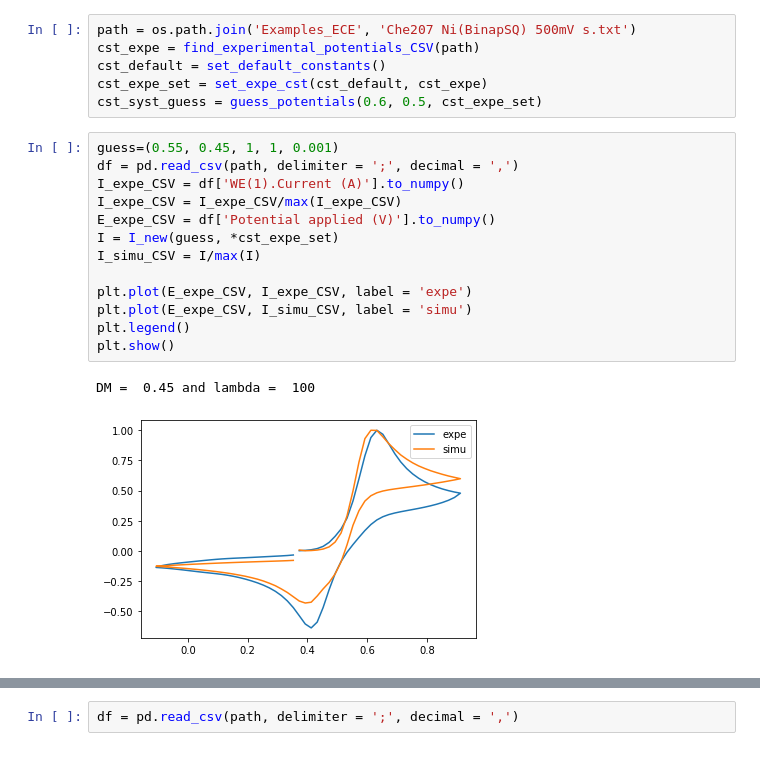
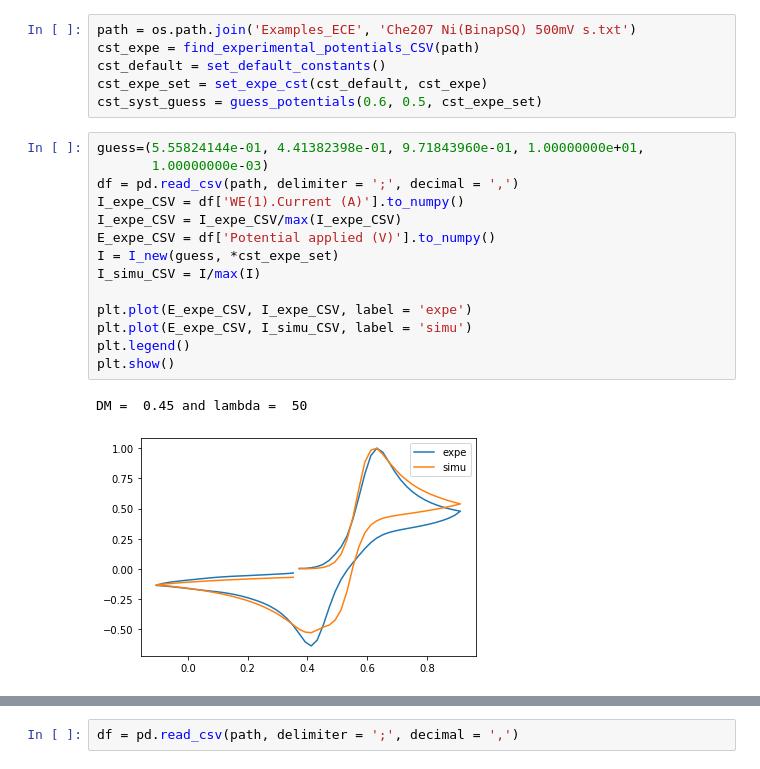
Before and after one commit to truejulosdu13/Electrochemistry, a Jupyter notebook: Fit_Experimental_CSV/fit_to_experience.ipynb, the cells around one changed output, grey strips where cells are left out. Drawn from its saved outputs; the diff is of its cells as text.

Commit message:
plot fitting curves

```diff
--- a/Fit_Experimental_CSV/fit_to_experience.ipynb
+++ b/Fit_Experimental_CSV/fit_to_experience.ipynb
@@ -116,18 +139,19 @@ cst_default = set_default_constants()
 cst_expe_set = set_expe_cst(cst_default, cst_expe)
 cst_syst_guess = guess_potentials(0.6, 0.5, cst_expe_set)
 # %%
-guess=(0.55, 0.45, 1, 1, 0.001)
+guess=(5.55824144e-01, 4.41382398e-01, 9.71843960e-01, 1.00000000e+01,
+       1.00000000e-03)
 df = pd.read_csv(path, delimiter = ';', decimal = ',')
 I_expe_CSV = df['WE(1).Current (A)'].to_numpy()
 I_expe_CSV = I_expe_CSV/max(I_expe_CSV)
 E_expe_CSV = df['Potential applied (V)'].to_numpy()
 I = I_new(guess, *cst_expe_set)
 I_simu_CSV = I/max(I)
 
 plt.plot(E_expe_CSV, I_expe_CSV, label = 'expe')
 plt.plot(E_expe_CSV, I_simu_CSV, label = 'simu')
 plt.legend()
 plt.show()
 # %% [output]
-DM =  0.45 and lambda =  100
+DM =  0.45 and lambda =  50
-[figure, old version]
+[figure, new version]
```
Also changed, not shown: parts of 6 cells of this notebook, 1 other file.
